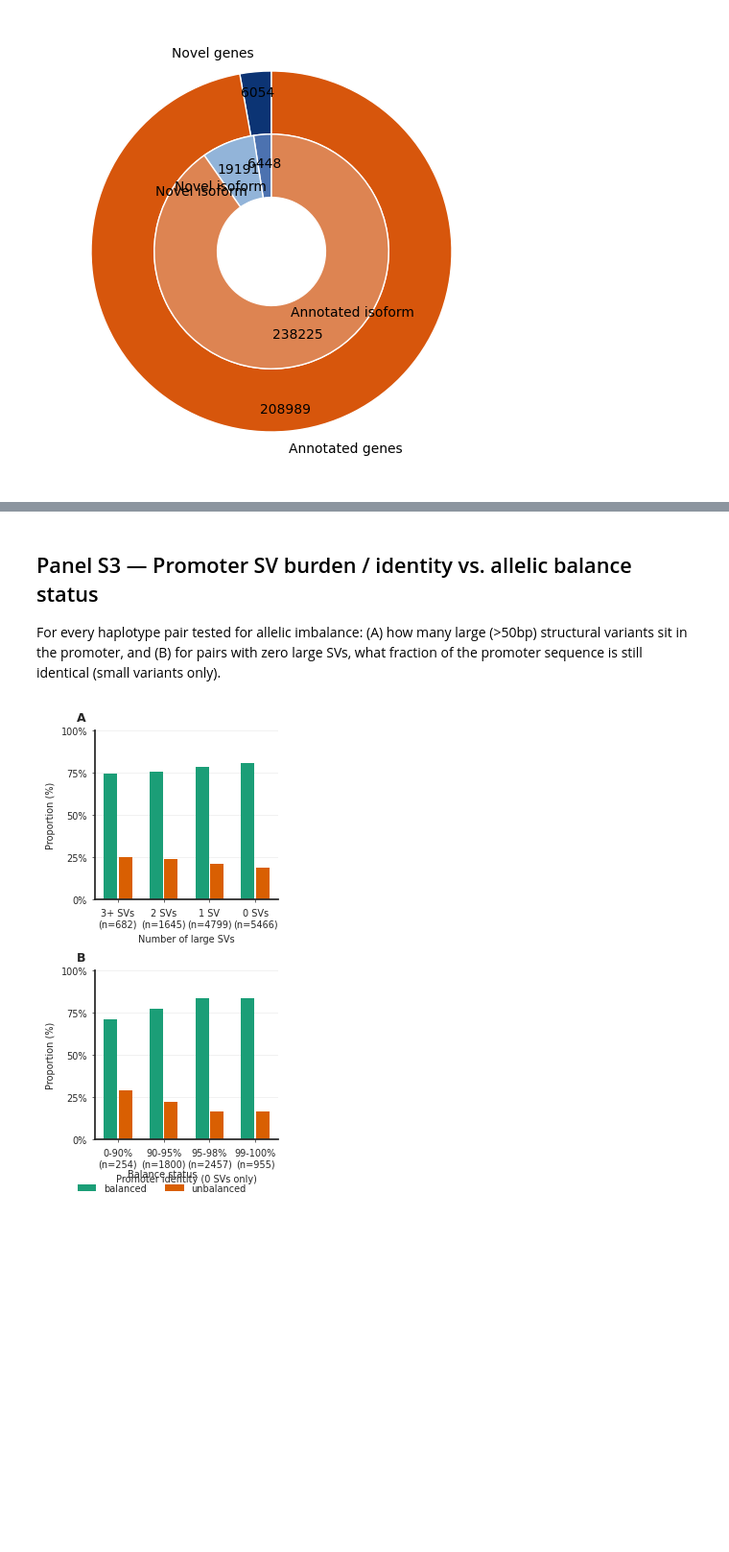
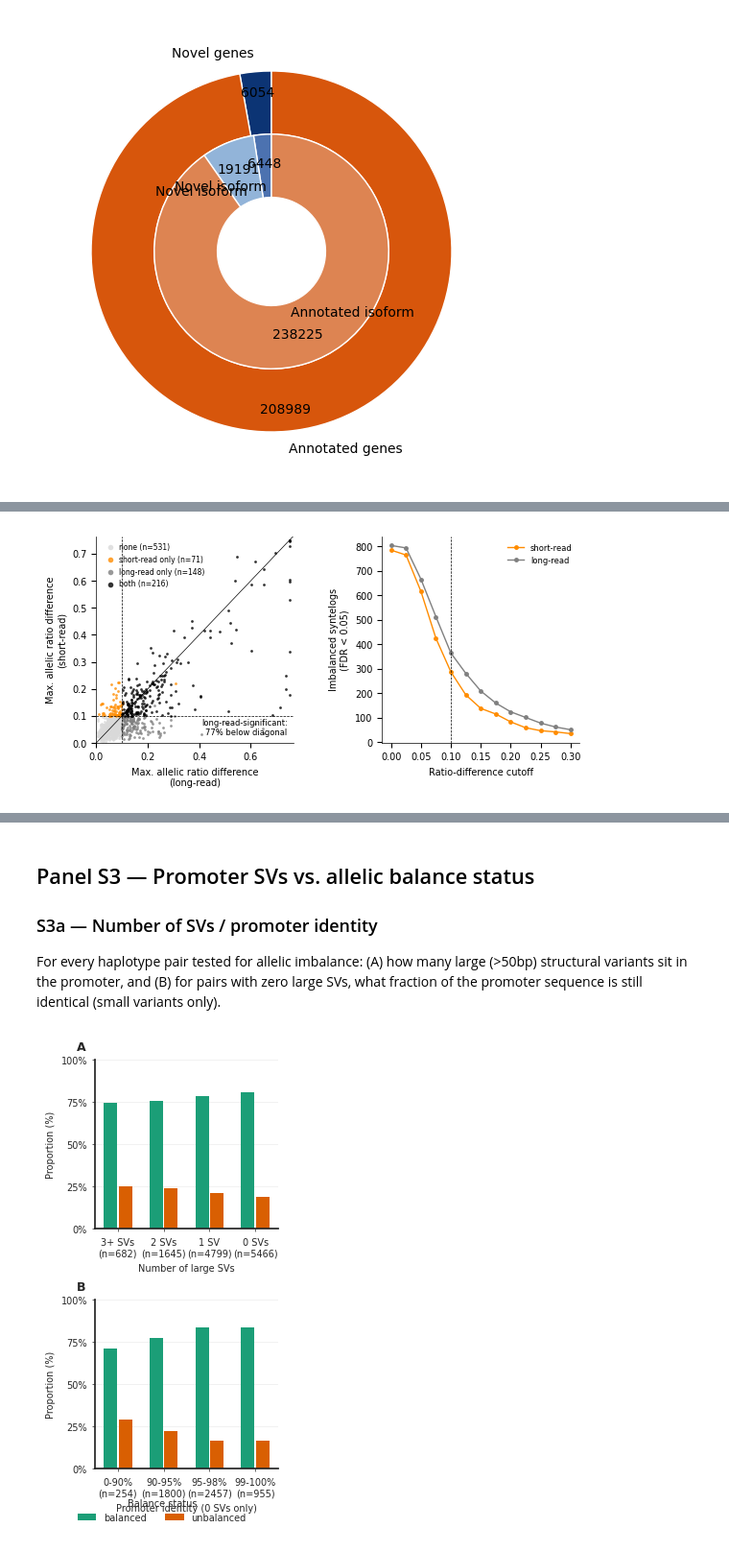
Before and after one commit to NIB-SI/LR-DESIREE-reproducibility, a Jupyter notebook: FigS_ASE_SV_promoter_analysis_supplement.ipynb, the cells around one changed output, grey strips where cells are left out. Shown at 96% size. Cells and saved outputs as stored; diff of their text form; code cells hidden in the pictures; blank space fills up the shorter version.

```diff
--- a/FigX_ASE_SV_promoter_analysis_supplement.ipynb
+++ b/FigS_ASE_SV_promoter_analysis_supplement.ipynb
@@ -61,0 +67,70 @@ plt.show()
+# %%
+FDR_CUTOFF, RD_CUTOFF = 0.05, 0.1
+
+short = pd.read_csv(f"{DATA_DIR}/short_cis_results_1mm_em_counts_control.tsv")
+long  = pd.read_csv(f"{DATA_DIR}/long_cis_results_control.tsv")
+n_tx  = (pd.read_csv(f"{DATA_DIR}/short_read_multimapping_counts.csv")
+         .drop_duplicates("Synt_id").set_index("Synt_id")["n_transcripts"])
+
+# one row per syntelog: largest allele ratio difference and smallest FDR
+def per_syntelog(df):
+    return df.groupby("Synt_id").agg(rd=("ratio_difference", "max"), fdr=("FDR", "min"))
+
+ase = (per_syntelog(short).join(per_syntelog(long), lsuffix="_short", rsuffix="_long", how="inner")
+       .join(n_tx, how="left"))
+ase = ase[ase["n_transcripts"] == 1]  # single-isoform syntelogs tested in both technologies
+
+sig_short = (ase["fdr_short"] < FDR_CUTOFF) & (ase["rd_short"] > RD_CUTOFF)
+sig_long  = (ase["fdr_long"]  < FDR_CUTOFF) & (ase["rd_long"]  > RD_CUTOFF)
+ase["category"] = np.select([sig_short & sig_long, sig_long, sig_short],
+                            ["both", "long-read only", "short-read only"], "none")
+
+cat_order   = ["none", "short-read only", "long-read only", "both"]
+cat_palette = {"none": "#d9d9d9", "short-read only": "darkorange",
+               "long-read only": "grey", "both": "black"}
+
+with plt.rc_context({"font.size": 7, "axes.linewidth": 0.5}):
+    fig, (ax1, ax2) = plt.subplots(1, 2, figsize=(6.5, 2.8), gridspec_kw={"wspace": 0.45})
+
+    # (i) ratio difference long vs short
+    for cat in cat_order:
+        sub = ase[ase["category"] == cat]
+        ax1.scatter(sub["rd_long"], sub["rd_short"], s=4, lw=0, alpha=0.8,
+                    color=cat_palette[cat], label=f"{cat} (n={len(sub)})")
+    lim = max(ase["rd_long"].max(), ase["rd_short"].max()) * 1.02
+    ax1.plot([0, lim], [0, lim], color="k", lw=0.5)
+    ax1.axvline(RD_CUTOFF, color="k", ls="--", lw=0.5)
+    ax1.axhline(RD_CUTOFF, color="k", ls="--", lw=0.5)
+    ax1.set_xlim(0, lim)
+    ax1.set_ylim(0, lim)
+    ax1.set_xlabel("Max. allelic ratio difference\n(long-read)")
+    ax1.set_ylabel("Max. allelic ratio difference\n(short-read)")
+    lr_sig = ase[sig_long]
+    frac_below = (lr_sig["rd_short"] < lr_sig["rd_long"]).mean()
+    median_rel = (lr_sig["rd_short"] / lr_sig["rd_long"]).median()
+    ax1.text(0.97, 0.03, f"long-read-significant:\n{frac_below:.0%} below diagonal",
+             transform=ax1.transAxes, ha="right", va="bottom", fontsize=6)
+    ax1.legend(fontsize=5.5, frameon=False, markerscale=2, loc="upper left", handletextpad=0.2)
+
+    # (ii) number of imbalanced syntelogs vs ratio-difference cutoff (same FDR)
+    cutoffs = np.arange(0, 0.301, 0.025)
+    n_short = [((ase["fdr_short"] < FDR_CUTOFF) & (ase["rd_short"] > t)).sum() for t in cutoffs]
+    n_long  = [((ase["fdr_long"]  < FDR_CUTOFF) & (ase["rd_long"]  > t)).sum() for t in cutoffs]
+    ax2.plot(cutoffs, n_short, marker="o", ms=2.5, lw=1, color="darkorange", label="short-read")
+    ax2.plot(cutoffs, n_long,  marker="o", ms=2.5, lw=1, color="grey", label="long-read")
+    ax2.axvline(RD_CUTOFF, color="k", ls="--", lw=0.5)
+    ax2.set_xlabel("Ratio-difference cutoff")
+    ax2.set_ylabel(f"Imbalanced syntelogs\n(FDR < {FDR_CUTOFF})")
+    ax2.legend(fontsize=6, frameon=False)
+
+    sns.despine(fig=fig)
+    plt.savefig(f"{OUT_DIR}/FigXS2_ASE_ratio_difference_short_vs_long.svg", format="svg", dpi=300, bbox_inches="tight")
+    plt.show()
+
+print(f"syntelogs tested in both (single isoform): {len(ase)}")
+print(ase["category"].value_counts().reindex(cat_order).to_string())
+print(f"long-read-significant: {frac_below:.0%} smaller ratio difference in short reads, "
+      f"median short/long = {median_rel:.2f}")
+print(pd.DataFrame({"cutoff": cutoffs.round(3), "short": n_short, "long": n_long}).to_string(index=False))
+# %% [output]
+[figure, added]
@@ -62,5 +154,7 @@ plt.show()
 # %% [markdown]
-## Panel S3 — Promoter SV burden / identity vs. allelic balance status
+## Panel S3 — Promoter SVs vs. allelic balance status
+
+### S3a — Number of SVs / promoter identity
 
 For every haplotype pair tested for allelic imbalance: (A) how many large (>50bp)
 structural variants sit in the promoter, and (B) for pairs with zero large SVs, what
```
Also changed, not shown: parts of 14 cells of this notebook, 29 other files.
